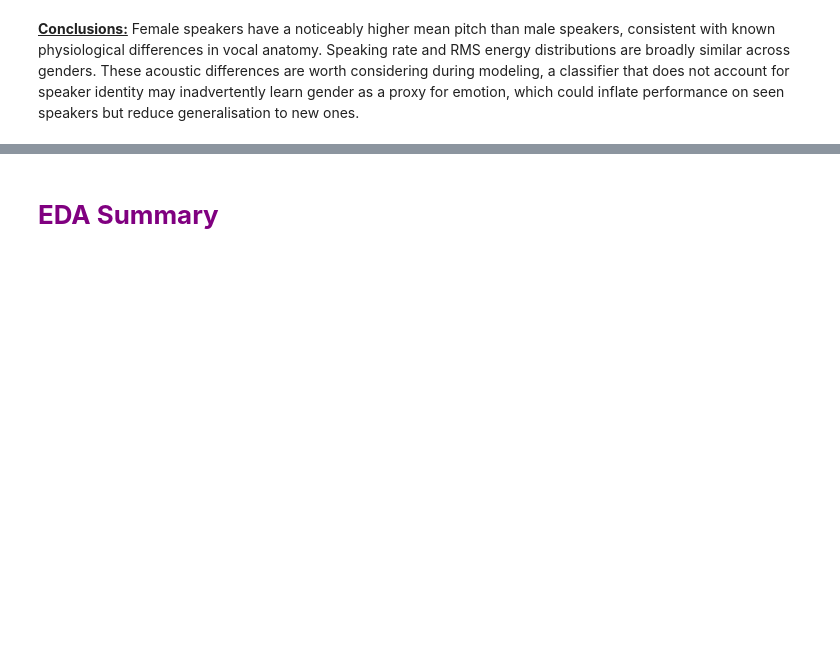
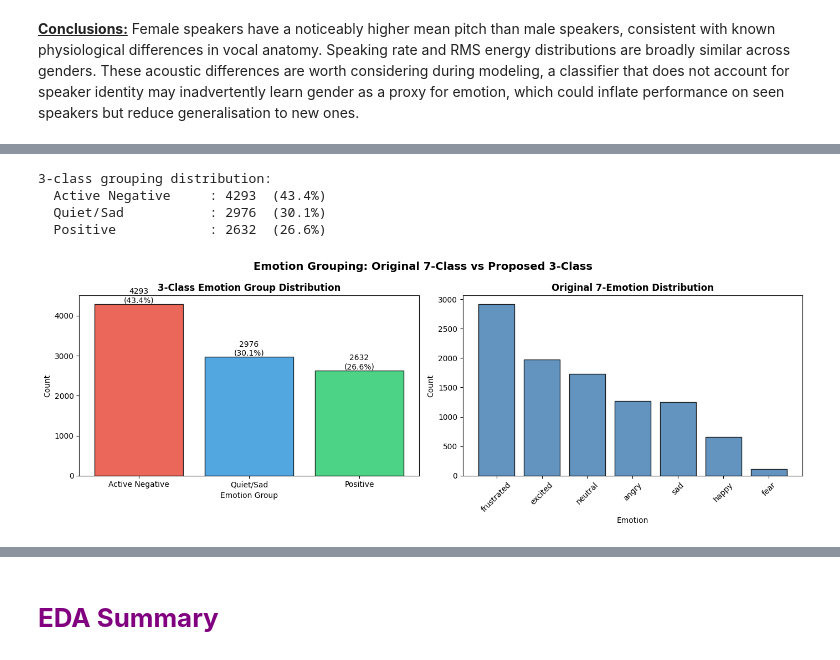
Before and after one commit to almahova/iemocap-proj, a Jupyter notebook: notebooks/iemocap-analysis.ipynb, the cells around one changed output, grey strips where cells are left out. Drawn from its saved outputs; the diff is of its cells as text; code cells hidden in the pictures; blank space fills up the shorter version.

```diff
--- a/notebooks/iemocap-analysis.ipynb
+++ b/notebooks/iemocap-analysis.ipynb
@@ -611,0 +670,49 @@ Disgust has only male data.
+# %%
+emotion_group_map = {
+    'happy':      'Positive',
+    'excited':    'Positive',
+    'angry':      'Active Negative',
+    'frustrated': 'Active Negative',
+    'fear':       'Active Negative',
+    'sad':        'Quiet/Sad',
+    'neutral':    'Quiet/Sad',
+}
+df_7['emotion_group'] = df_7['major_emotion'].map(emotion_group_map)
+
+print("3-class grouping distribution:")
+group_counts_print = df_7['emotion_group'].value_counts()
+for grp, cnt in group_counts_print.items():
+    print(f"  {grp:20s}: {cnt:4d}  ({cnt/len(df_7)*100:.1f}%)")
+
+fig, axes = plt.subplots(1, 2, figsize=(14, 5))
+
+group_counts = df_7['emotion_group'].value_counts()
+colors_3 = {'Positive': '#2ecc71', 'Active Negative': '#e74c3c', 'Quiet/Sad': '#3498db'}
+bar_colors = [colors_3[g] for g in group_counts.index]
+bars = axes[0].bar(group_counts.index, group_counts.values,
+                   color=bar_colors, edgecolor='black', alpha=0.85)
+axes[0].set_title('3-Class Emotion Group Distribution', fontsize=12, weight='bold')
+axes[0].set_xlabel('Emotion Group')
+axes[0].set_ylabel('Count')
+for bar, (label, val) in zip(bars, group_counts.items()):
+    axes[0].text(bar.get_x() + bar.get_width() / 2, val + 30,
+                 f'{val}\n({val / len(df_7) * 100:.1f}%)',
+                 ha='center', fontsize=10)
+
+orig_counts = df_7['major_emotion'].value_counts()
+axes[1].bar(orig_counts.index, orig_counts.values,
+            color='steelblue', edgecolor='black', alpha=0.85)
+axes[1].set_title('Original 7-Emotion Distribution', fontsize=12, weight='bold')
+axes[1].set_xlabel('Emotion')
+axes[1].set_ylabel('Count')
+axes[1].tick_params(axis='x', rotation=45)
+
+fig.suptitle('Emotion Grouping: Original 7-Class vs Proposed 3-Class', fontsize=14, weight='bold')
+plt.tight_layout()
+plt.show()
+# %% [output]
+3-class grouping distribution:
+  Active Negative     : 4293  (43.4%)
+  Quiet/Sad           : 2976  (30.1%)
+  Positive            : 2632  (26.6%)
+[figure, added]
```
Also changed, not shown: parts of 28 cells of this notebook.
